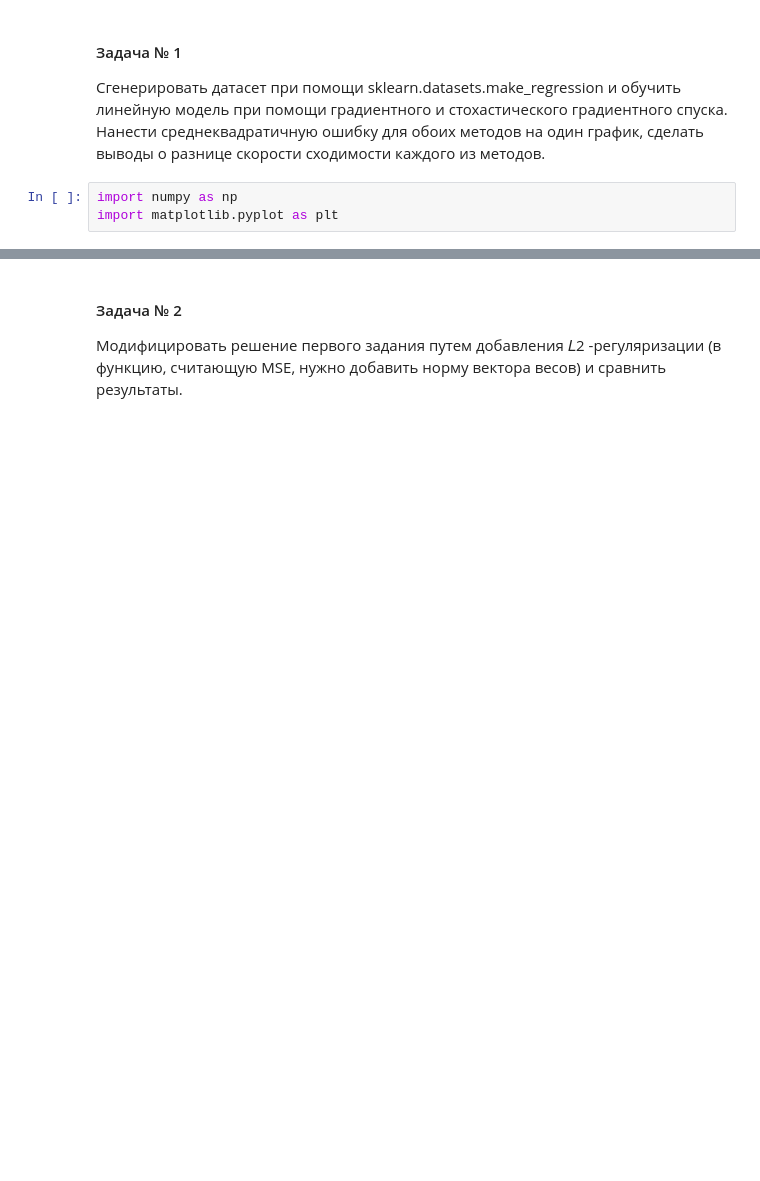
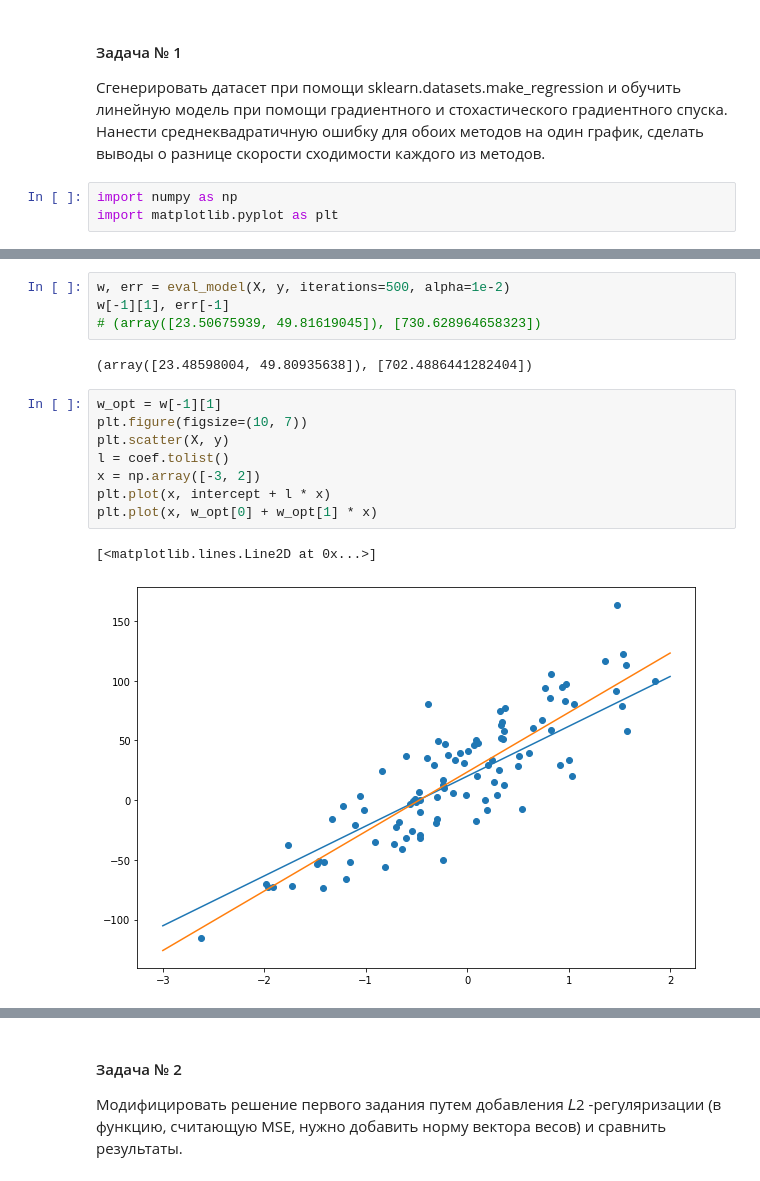
Before and after one commit to alex-chin/gb_data_analysis, a Jupyter notebook: homeworks/home02/home02.ipynb, the cells around one changed output, grey strips where cells are left out. Cells and saved outputs as stored; diff of their text form; blank space fills up the shorter version.

```diff
--- a/homeworks/home02/home02.ipynb
+++ b/homeworks/home02/home02.ipynb
@@ -112,0 +53,17 @@ def eval_model(X, y, iterations, alpha=1e-4):
+# %%
+w, err = eval_model(X, y, iterations=500, alpha=1e-2)
+w[-1][1], err[-1]
+# (array([23.50675939, 49.81619045]), [730.628964658323])
+# %% [output]
+(array([23.48598004, 49.80935638]), [702.4886441282404])
+# %%
+w_opt = w[-1][1]
+plt.figure(figsize=(10, 7))
+plt.scatter(X, y)
+l = coef.tolist()
+x = np.array([-3, 2])
+plt.plot(x, intercept + l * x)
+plt.plot(x, w_opt[0] + w_opt[1] * x)
+# %% [output]
+[<matplotlib.lines.Line2D at 0x...>]
+[figure, added]
```
Also changed, not shown: parts of 14 cells of this notebook.
